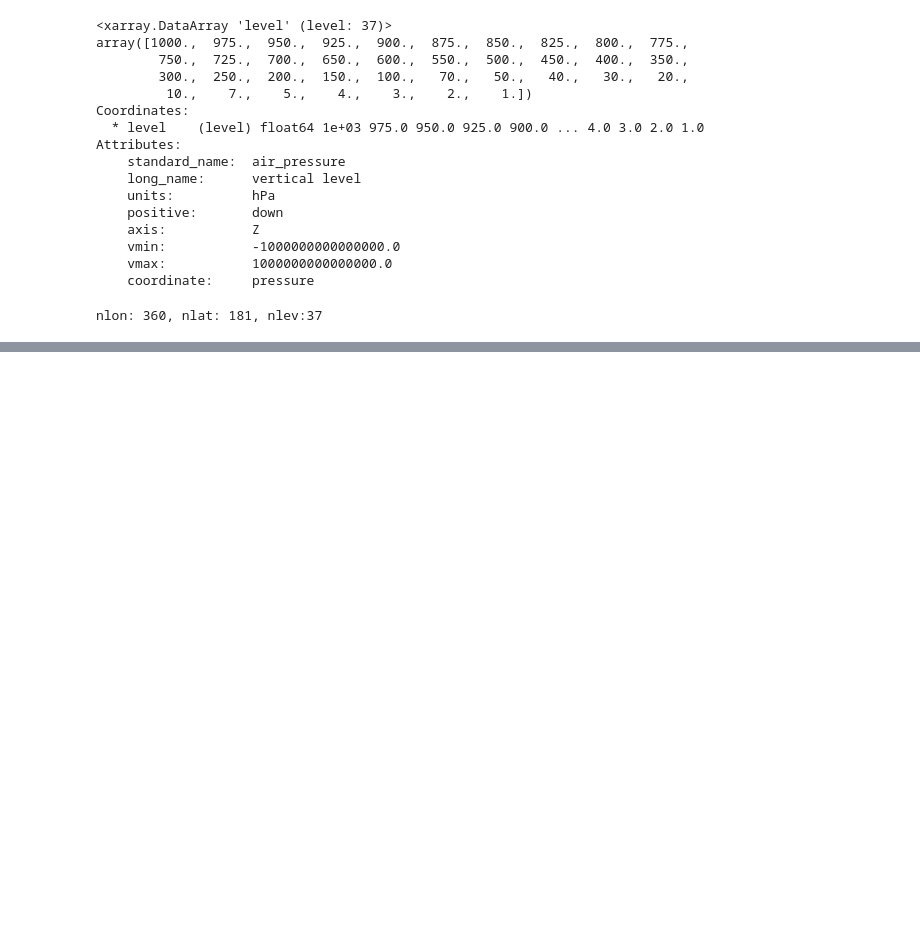
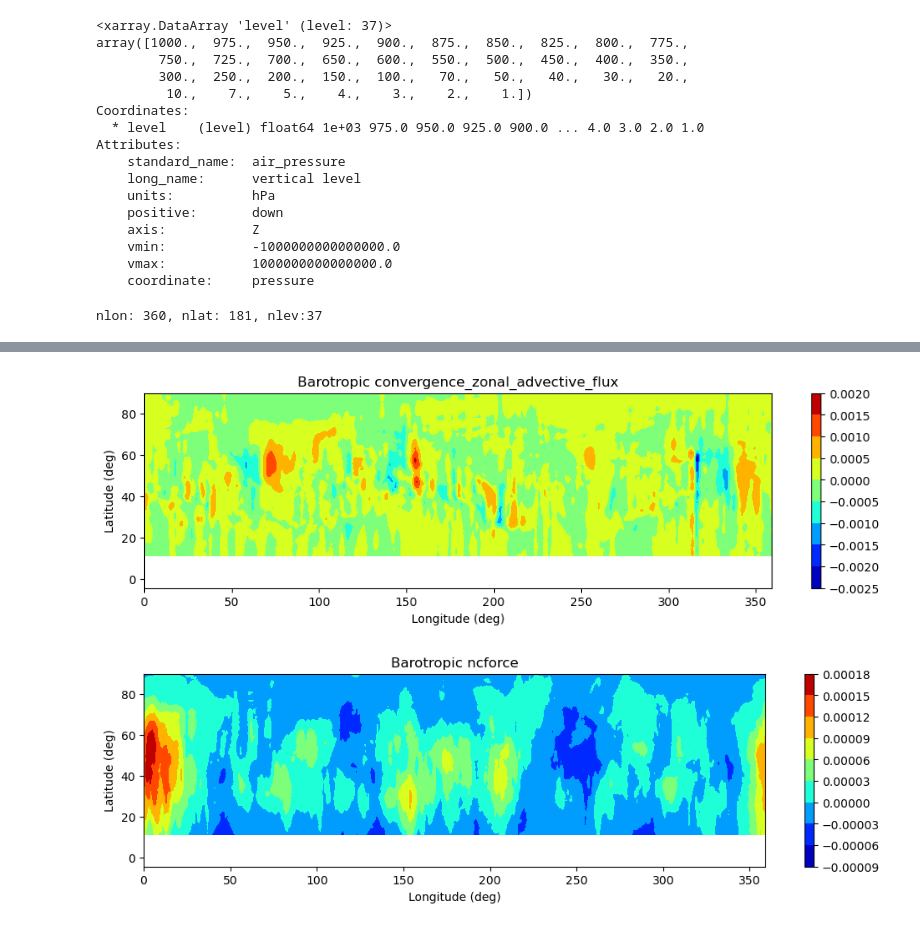
Before and after one commit to csyhuang/hn2016_falwa, a Jupyter notebook: notebooks/lubis_et_al_2024/develop_ncforce_interface.ipynb, the cells around one changed output, grey strips where cells are left out. Cells and saved outputs as stored; diff of their text form; code cells hidden in the pictures; blank space fills up the shorter version.

```diff
--- a/notebooks/lubis_et_al_2024/develop_ncforce_interface.ipynb
+++ b/notebooks/lubis_et_al_2024/develop_ncforce_interface.ipynb
@@ -228,0 +196,13 @@ Do scipy interpolation
+# %%
+convergence_zonal_advective_flux = qgfield_nhn22.convergence_zonal_advective_flux
+ncforce_baro = qgfield_nhn22.ncforce_baro
+# %%
+lat_lon_graph_plot(
+    convergence_zonal_advective_flux,
+    f"Barotropic convergence_zonal_advective_flux")
+lat_lon_graph_plot(
+    ncforce_baro,
+    f"Barotropic ncforce")
+# %% [output]
+[figure, added]
+[figure, added]
```
Also changed, not shown: parts of 20 cells of this notebook, 1 other file.
